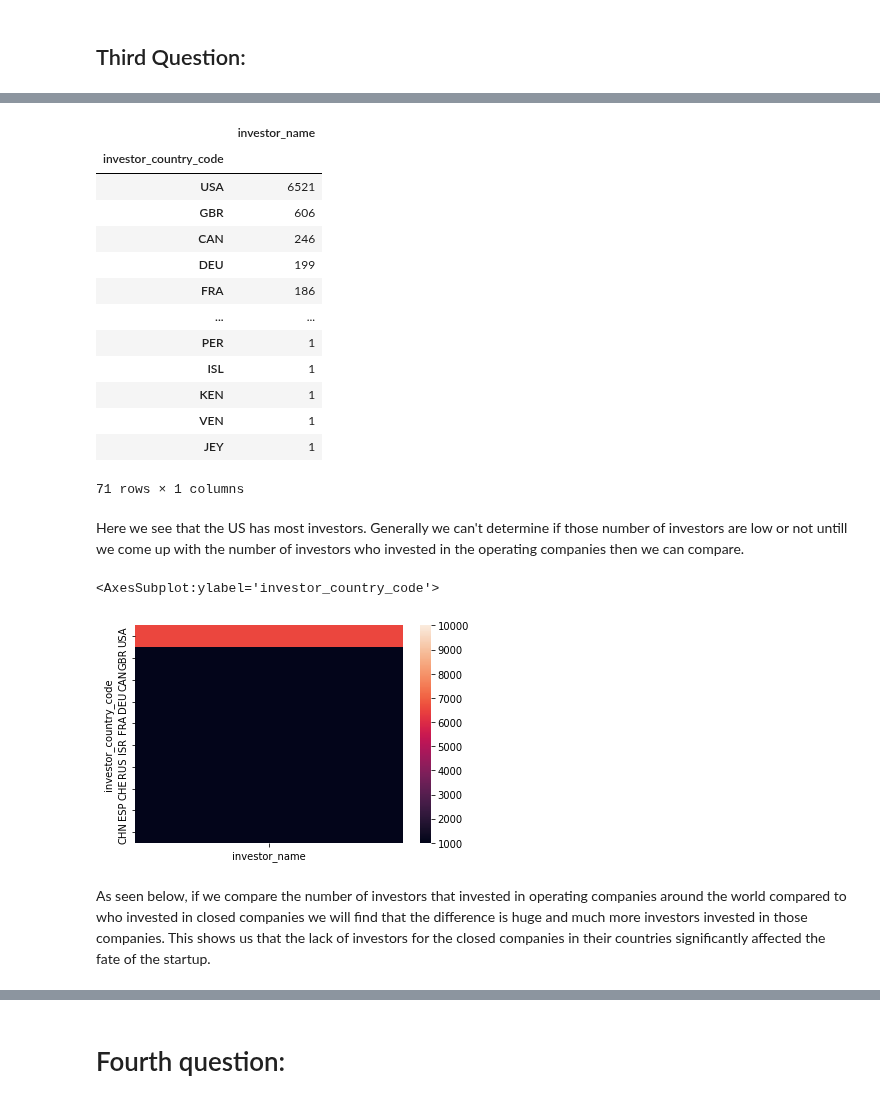
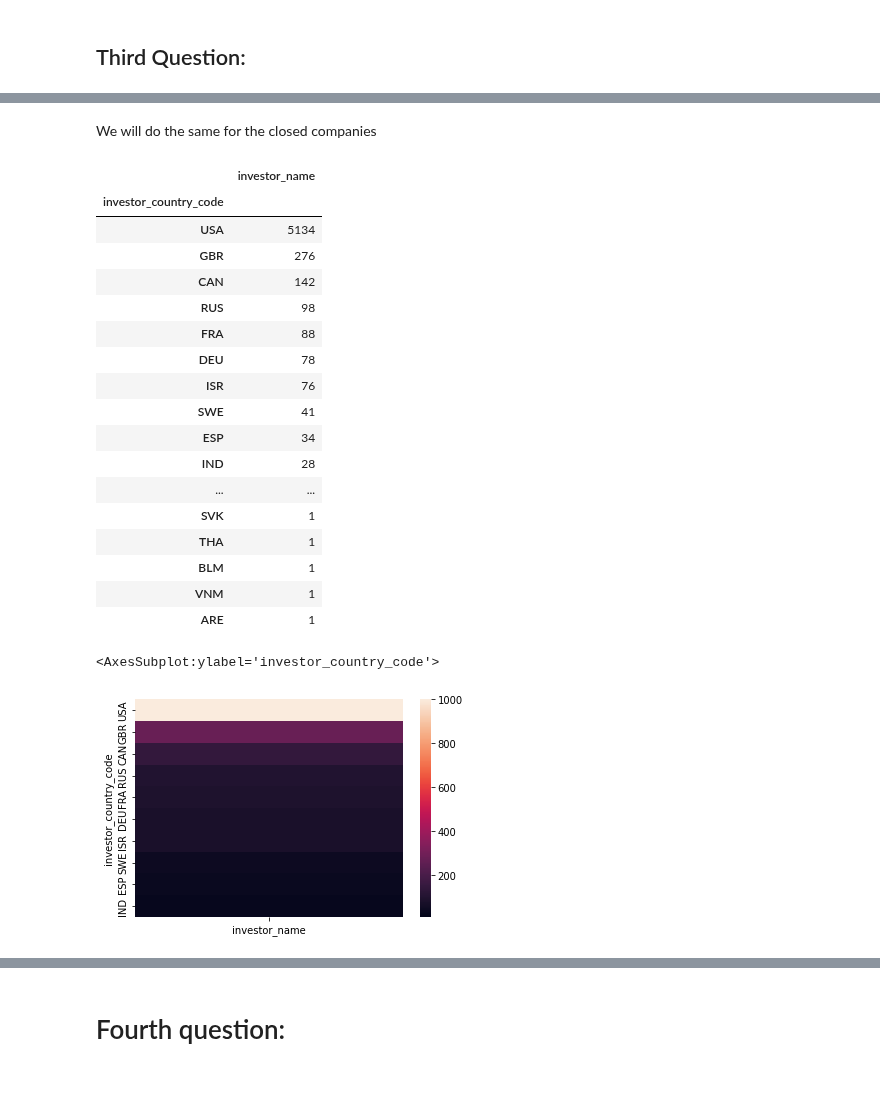
Before and after one commit to OdyAsh/StartupCompanies, a Jupyter notebook: Startup-Companies.ipynb, the cells around one changed output, grey strips where cells are left out. Cells and saved outputs as stored; diff of their text form; code cells hidden in the pictures.

```diff
--- a/Startup-Companies.ipynb
+++ b/Startup-Companies.ipynb
@@ -1871,0 +1872,3 @@ Let's take a look on the number of investors in each country and see if it affec
+# %%
+comp_investors = invests[invests['company_country_code'] == invests['investor_country_code']]
+comp_investors
@@ -1871,0 +1891,3 @@ Let's take a look on the number of investors in each country and see if it affec
+# %%
+comp_investors = comp_investors.join(companies.set_index('company_name'), on='company_name',lsuffix='_left', rsuffix='_right')
+comp_investors
@@ -1871,0 +1927,3 @@ Let's take a look on the number of investors in each country and see if it affec
+# %%
+closedcomp_invests = comp_investors[comp_investors['status'] == 'closed']
+closedcomp_invests
@@ -1872,30 +1974,32 @@ Let's take a look on the number of investors in each country and see if it affec
+# %% [markdown]
+We will do the same for the closed companies
 # %%
-investtotal = pd.DataFrame(closedcomp_invests.groupby(['investor_country_code'])['investor_name'].count())
-investtotal.drop('missing',inplace=True)
-investtotal = investtotal.sort_values('investor_name', ascending=False)
-investtotal
+closedcomp_investstotal = pd.DataFrame(closedcomp_invests.groupby(['investor_country_code'])['investor_name'].count())
+closedcomp_investstotal.drop('missing',inplace=True)
+closedcomp_investstotal = closedcomp_investstotal.sort_values('investor_name', ascending=False)
+closedcomp_investstotal
 # %% [output]
 |  | investor_name |
 | investor_country_code |  |
-| USA | 6521 |
-| GBR | 606 |
-| CAN | 246 |
-| DEU | 199 |
-| FRA | 186 |
+| USA | 5134 |
+| GBR | 276 |
+| CAN | 142 |
+| RUS | 98 |
+| FRA | 88 |
+| DEU | 78 |
+| ISR | 76 |
+| SWE | 41 |
+| ESP | 34 |
+| IND | 28 |
 | ... | ... |
-| PER | 1 |
-| ISL | 1 |
-| KEN | 1 |
-| VEN | 1 |
-| JEY | 1 |
+| SVK | 1 |
+| THA | 1 |
+| BLM | 1 |
+| VNM | 1 |
+| ARE | 1 |
-71 rows × 1 columns
-# %% [markdown]
-Here we see that the US has most investors. Generally we can't determine if those number of investors are low or not untill we come up with the number of investors who invested in the operating companies then we can compare.
 # %%
-investtotalsample = investtotal.head(10)
-sns.heatmap(investtotalsample, vmin=1000, vmax=10000)
+closedcomp_investstotal = closedcomp_investstotal.head(10)
+sns.heatmap(closedcomp_investstotal, vmin=10, vmax=1000)
 # %% [output]
 <AxesSubplot:ylabel='investor_country_code'>
-[figure, old version]
+[figure, new version]
-# %% [markdown]
-As seen below, if we compare the number of investors that invested in operating companies around the world compared to who invested in closed companies we will find that the difference is huge and much more investors invested in those companies. This shows us that the lack of investors for the closed companies in their countries significantly affected the fate of the startup.
```
Also changed, not shown: parts of 17 cells of this notebook.
